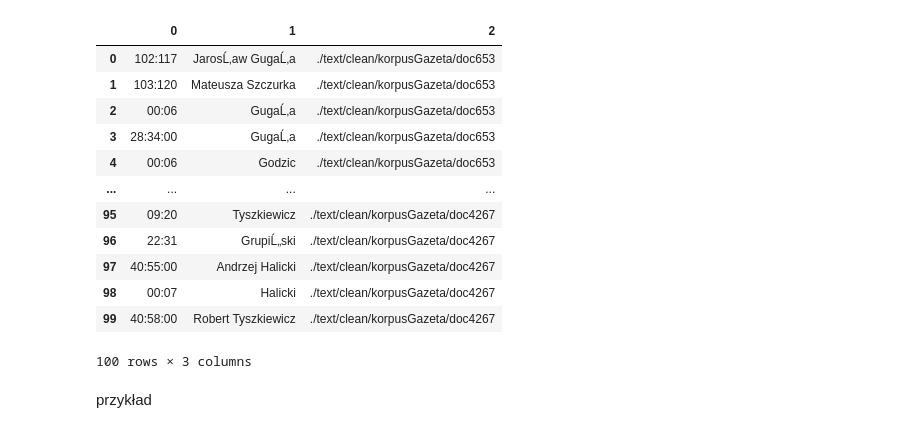
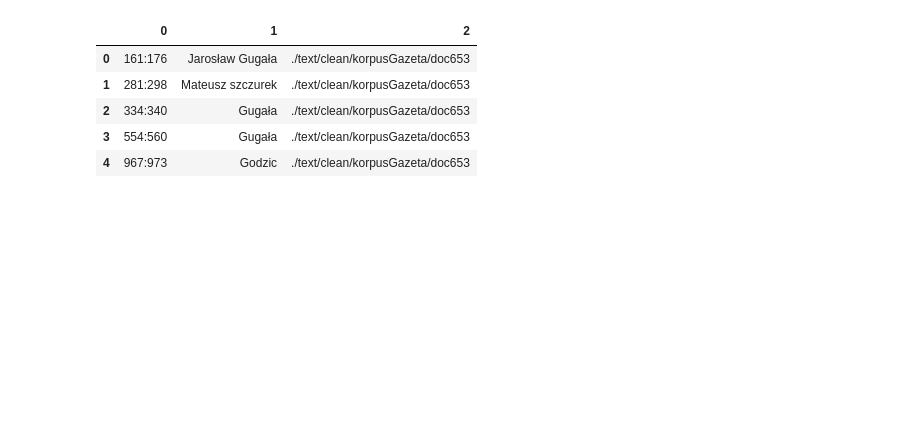
Before and after one commit to sowiks2711/ner, a Jupyter notebook: tags.ipynb, the cells around one changed output. Saved outputs shown, nothing was run; the diff lists cells and outputs as text; code cells hidden in the pictures; blank space fills up the shorter version.

```diff
--- a/tags.ipynb
+++ b/tags.ipynb
@@ -3,22 +5,11 @@ import pandas as pd
 # %%
-# przykładowy csv
-data= pd.read_csv('subset.csv', sep=';', header=None, encoding = 'utf-8')
-# pomimo ustawienia encodingu nadal źle mi wczytuje polskie znaki
+data= pd.read_csv('result.csv', sep=';', header=None, encoding = 'utf-8')
 # %%
-data
+data.head()
 # %% [output]
 |  | 0 | 1 | 2 |
-| 0 | 102:117 | JarosĹ‚aw GugaĹ‚a | ./text/clean/korpusGazeta/doc653 |
-| 1 | 103:120 | Mateusza Szczurka | ./text/clean/korpusGazeta/doc653 |
-| 2 | 00:06 | GugaĹ‚a | ./text/clean/korpusGazeta/doc653 |
-| 3 | 28:34:00 | GugaĹ‚a | ./text/clean/korpusGazeta/doc653 |
-| 4 | 00:06 | Godzic | ./text/clean/korpusGazeta/doc653 |
-| ... | ... | ... | ... |
-| 95 | 09:20 | Tyszkiewicz | ./text/clean/korpusGazeta/doc4267 |
-| 96 | 22:31 | GrupiĹ„ski | ./text/clean/korpusGazeta/doc4267 |
-| 97 | 40:55:00 | Andrzej Halicki | ./text/clean/korpusGazeta/doc4267 |
-| 98 | 00:07 | Halicki | ./text/clean/korpusGazeta/doc4267 |
-| 99 | 40:58:00 | Robert Tyszkiewicz | ./text/clean/korpusGazeta/doc4267 |
+| 0 | 161:176 | Jarosław Gugała | ./text/clean/korpusGazeta/doc653 |
+| 1 | 281:298 | Mateusz szczurek | ./text/clean/korpusGazeta/doc653 |
+| 2 | 334:340 | Gugała | ./text/clean/korpusGazeta/doc653 |
+| 3 | 554:560 | Gugała | ./text/clean/korpusGazeta/doc653 |
+| 4 | 967:973 | Godzic | ./text/clean/korpusGazeta/doc653 |
-100 rows × 3 columns
-# %% [markdown]
-przykład
```
Also changed, not shown: parts of 25 cells of this notebook, 12 other files.
